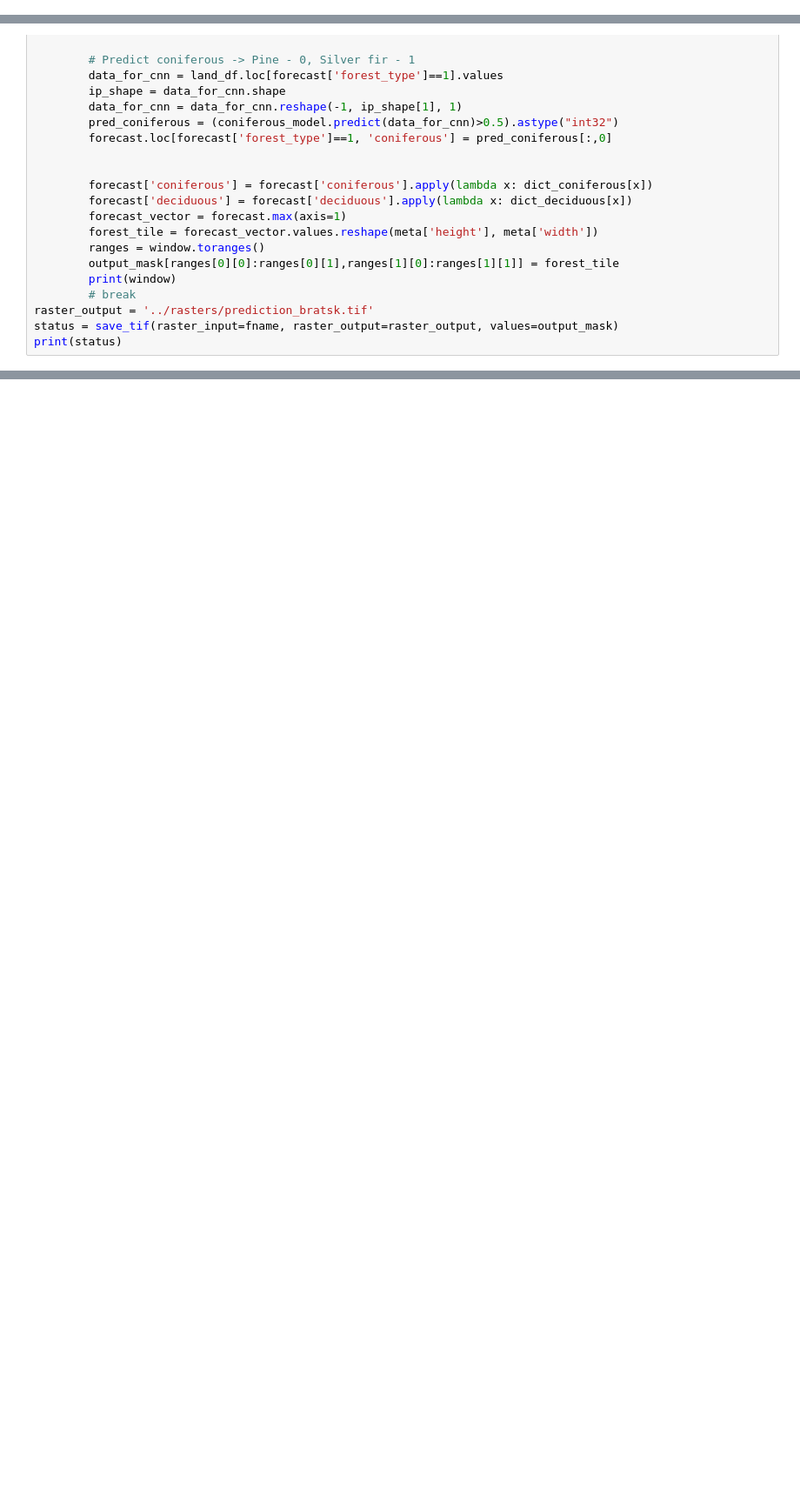
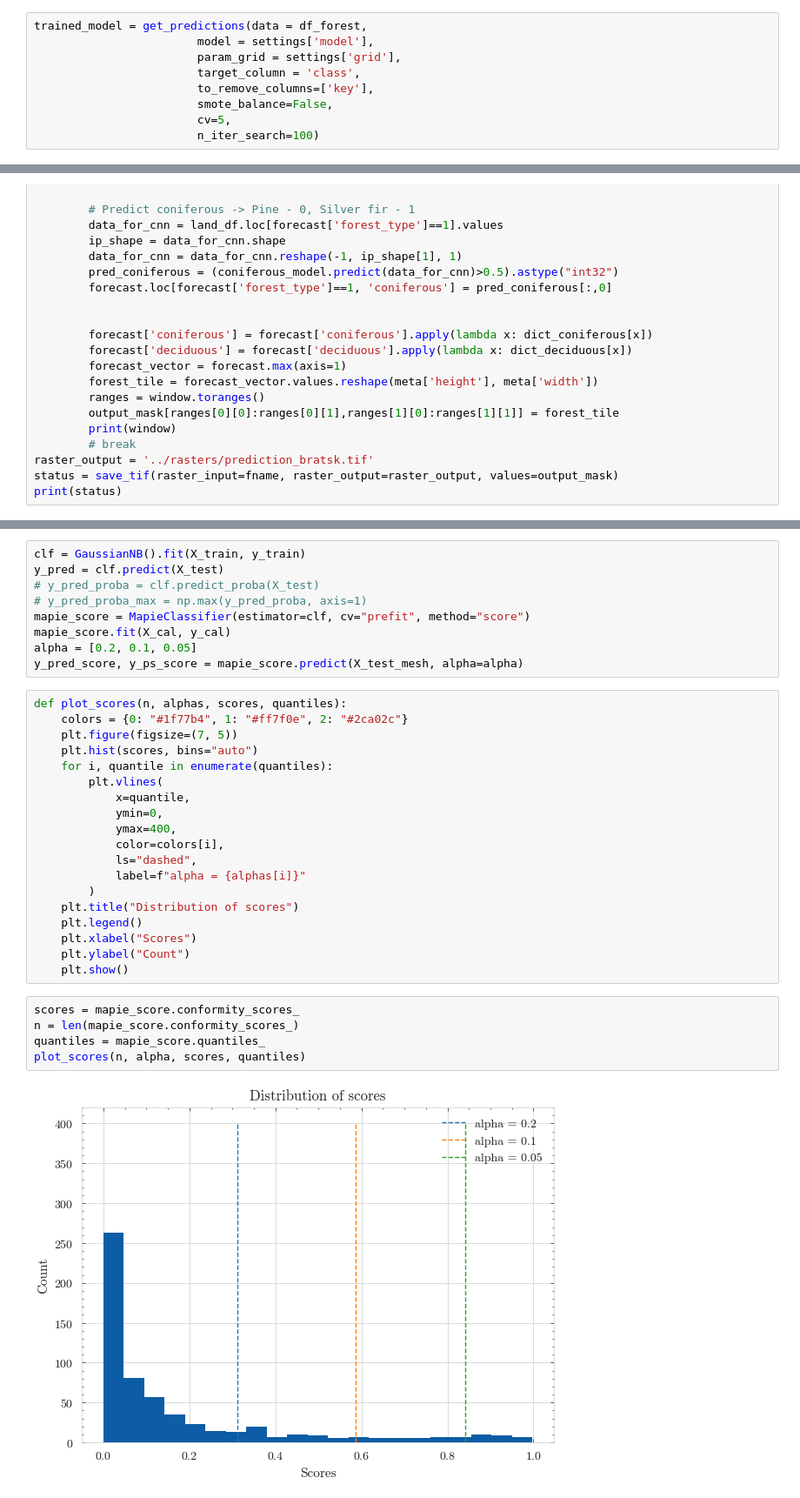
Before and after one commit to mishagrol/ForestMapping, a Jupyter notebook: notebooks/Classification_Experiments.ipynb, the cells around one changed output, grey strips where cells are left out. Shown at 87% size. Drawn from its saved outputs; the diff is of its cells as text; blank space fills up the shorter version.

```diff
--- a/notebooks/Classification_Experiments.ipynb
+++ b/notebooks/Classification_Experiments.ipynb
@@ -317,0 +402,9 @@ df_scaled, min_max_scaler = get_scaled_data(os.path.join(folder, 'dataset_scale_
+# %%
+trained_model = get_predictions(data = df_forest,
+                        model = settings['model'],
+                        param_grid = settings['grid'],
+                        target_column = 'class',
+                        to_remove_columns=['key'],
+                        smote_balance=False,
+                        cv=5,
+                        n_iter_search=100)
@@ -1119,0 +1499,35 @@ print(status)
+# %%
+clf = GaussianNB().fit(X_train, y_train)
+y_pred = clf.predict(X_test)
+# y_pred_proba = clf.predict_proba(X_test)
+# y_pred_proba_max = np.max(y_pred_proba, axis=1)
+mapie_score = MapieClassifier(estimator=clf, cv="prefit", method="score")
+mapie_score.fit(X_cal, y_cal)
+alpha = [0.2, 0.1, 0.05]
+y_pred_score, y_ps_score = mapie_score.predict(X_test_mesh, alpha=alpha)
+# %%
+def plot_scores(n, alphas, scores, quantiles):
+    colors = {0: "#1f77b4", 1: "#ff7f0e", 2: "#2ca02c"}
+    plt.figure(figsize=(7, 5))
+    plt.hist(scores, bins="auto")
+    for i, quantile in enumerate(quantiles):
+        plt.vlines(
+            x=quantile,
+            ymin=0,
+            ymax=400,
+            color=colors[i],
+            ls="dashed",
+            label=f"alpha = {alphas[i]}"
+        )
+    plt.title("Distribution of scores")
+    plt.legend()
+    plt.xlabel("Scores")
+    plt.ylabel("Count")
+    plt.show()
+# %%
+scores = mapie_score.conformity_scores_
+n = len(mapie_score.conformity_scores_)
+quantiles = mapie_score.quantiles_
+plot_scores(n, alpha, scores, quantiles)
+# %% [output]
+[figure, added]
```
Also changed, not shown: parts of 37 cells of this notebook.
